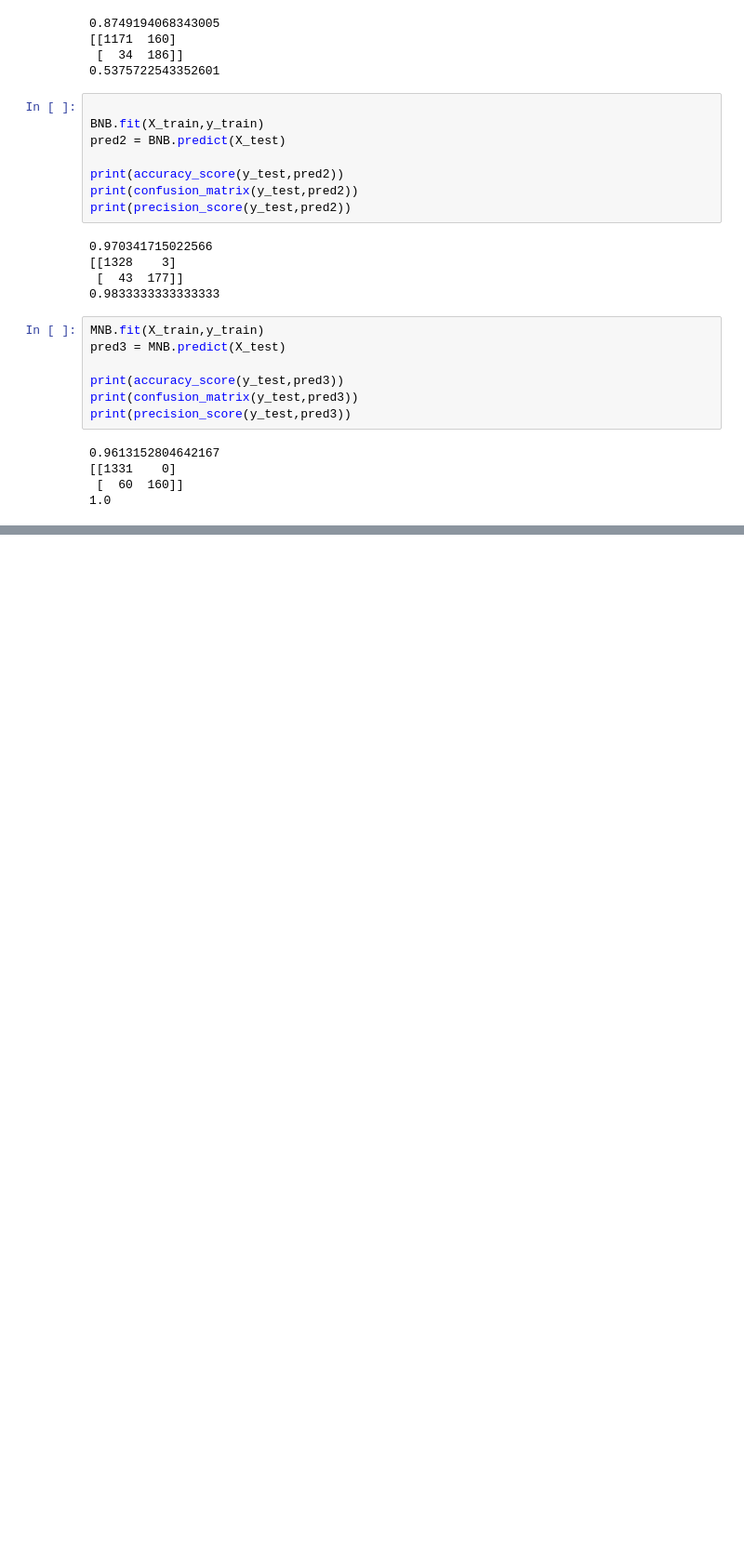
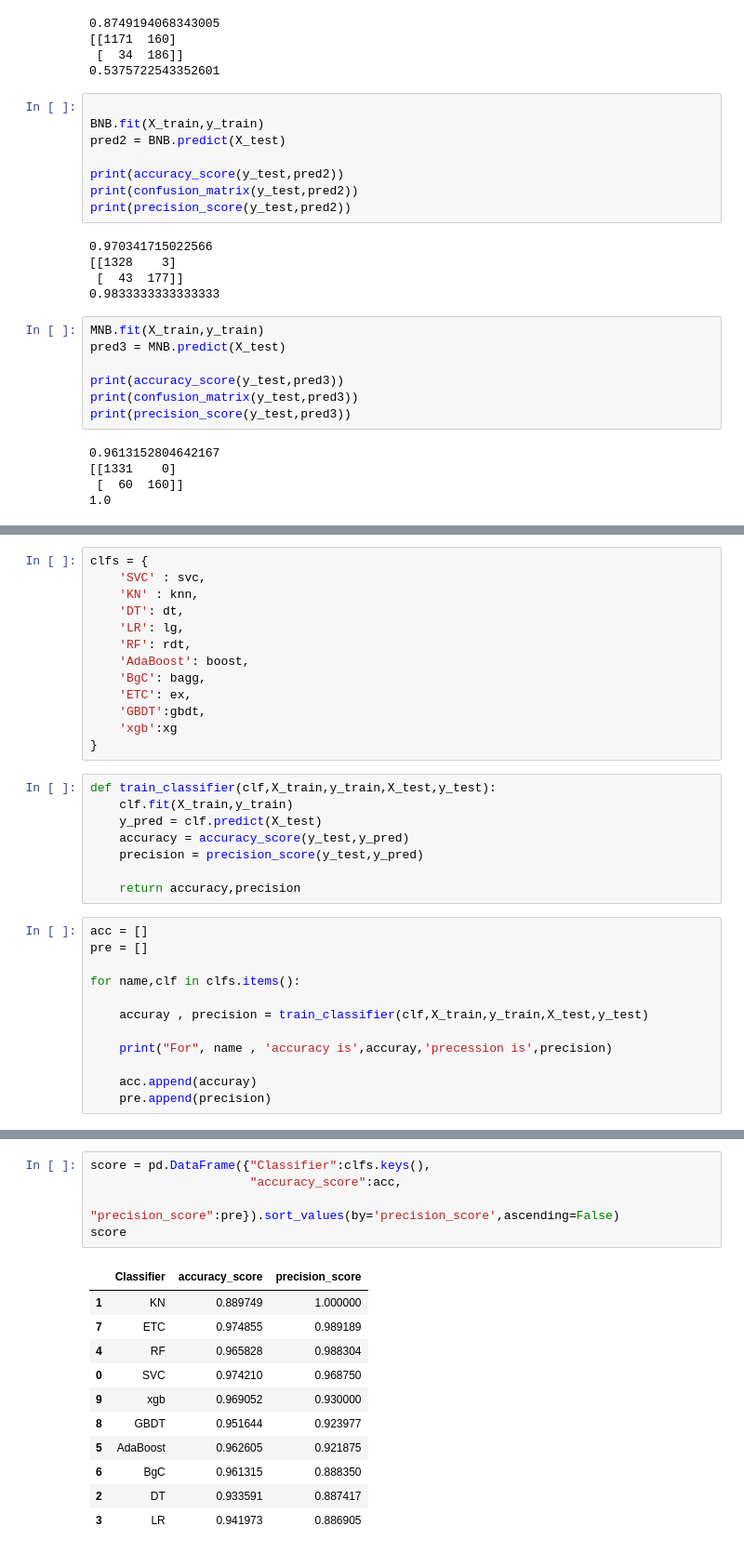
Before and after one commit to Aniket2555/Email-Spam-Classifier, a Jupyter notebook: Main-file.ipynb, the cells around one changed output, grey strips where cells are left out. Shown at 93% size. Cells and saved outputs as stored; diff of their text form; blank space fills up the shorter version.

```diff
--- a/Main-file.ipynb
+++ b/Main-file.ipynb
@@ -523,0 +564,33 @@ print(precision_score(y_test,pred3))
+# %%
+clfs = {
+    'SVC' : svc,
+    'KN' : knn,
+    'DT': dt,
+    'LR': lg,
+    'RF': rdt,
+    'AdaBoost': boost,
+    'BgC': bagg,
+    'ETC': ex,
+    'GBDT':gbdt,
+    'xgb':xg
+}
+# %%
+def train_classifier(clf,X_train,y_train,X_test,y_test):
+    clf.fit(X_train,y_train)
+    y_pred = clf.predict(X_test)
+    accuracy = accuracy_score(y_test,y_pred)
+    precision = precision_score(y_test,y_pred)
+
+    return accuracy,precision
+# %%
+acc = []
+pre = []
+
+for name,clf in clfs.items():
+
+    accuray , precision = train_classifier(clf,X_train,y_train,X_test,y_test)
+
+    print("For", name , 'accuracy is',accuray,'precession is',precision)
+
+    acc.append(accuray)
+    pre.append(precision)
@@ -523,0 +608,17 @@ print(precision_score(y_test,pred3))
+# %%
+score = pd.DataFrame({"Classifier":clfs.keys(),
+                      "accuracy_score":acc,
+                      "precision_score":pre}).sort_values(by='precision_score',ascending=False)
+score
+# %% [output]
+|  | Classifier | accuracy_score | precision_score |
+| 1 | KN | 0.889749 | 1.000000 |
+| 7 | ETC | 0.974855 | 0.989189 |
+| 4 | RF | 0.965828 | 0.988304 |
+| 0 | SVC | 0.974210 | 0.968750 |
+| 9 | xgb | 0.969052 | 0.930000 |
+| 8 | GBDT | 0.951644 | 0.923977 |
+| 5 | AdaBoost | 0.962605 | 0.921875 |
+| 6 | BgC | 0.961315 | 0.888350 |
+| 2 | DT | 0.933591 | 0.887417 |
+| 3 | LR | 0.941973 | 0.886905 |
```
Also changed, not shown: parts of 15 cells of this notebook, 2 other files.
